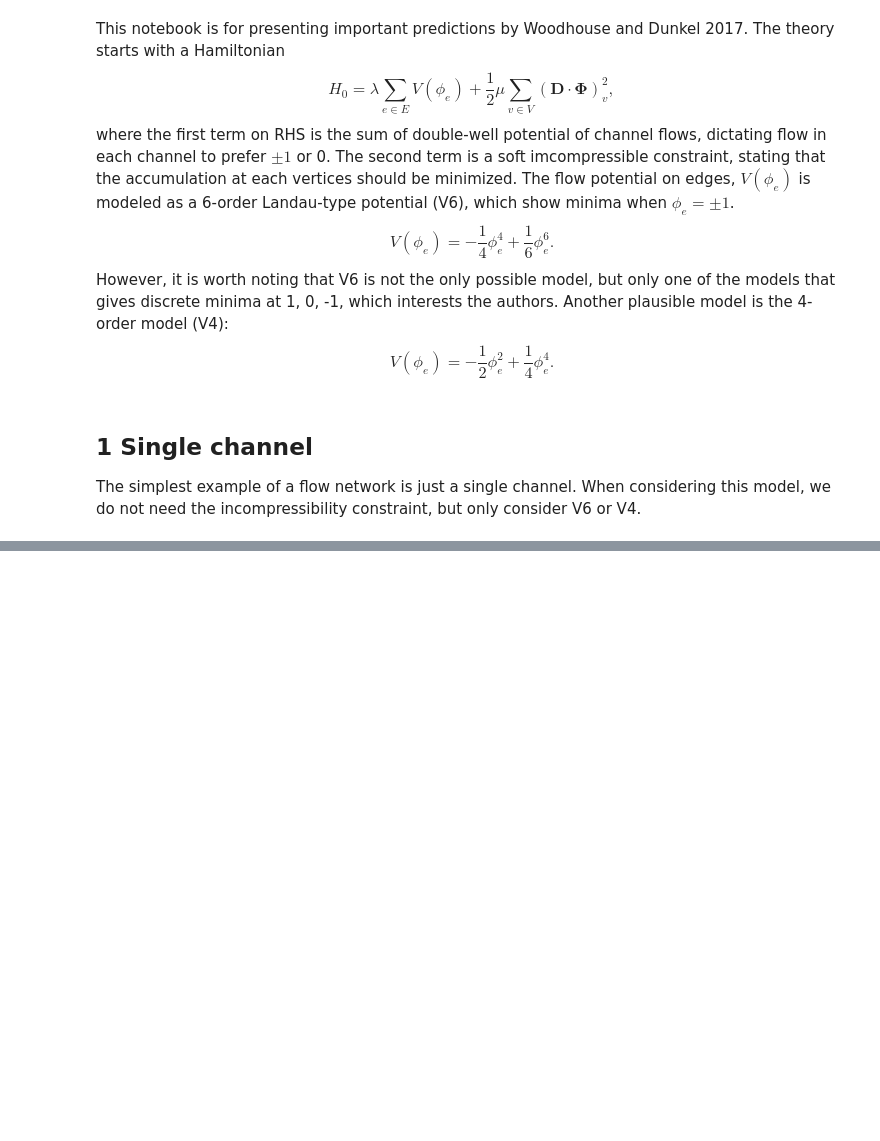
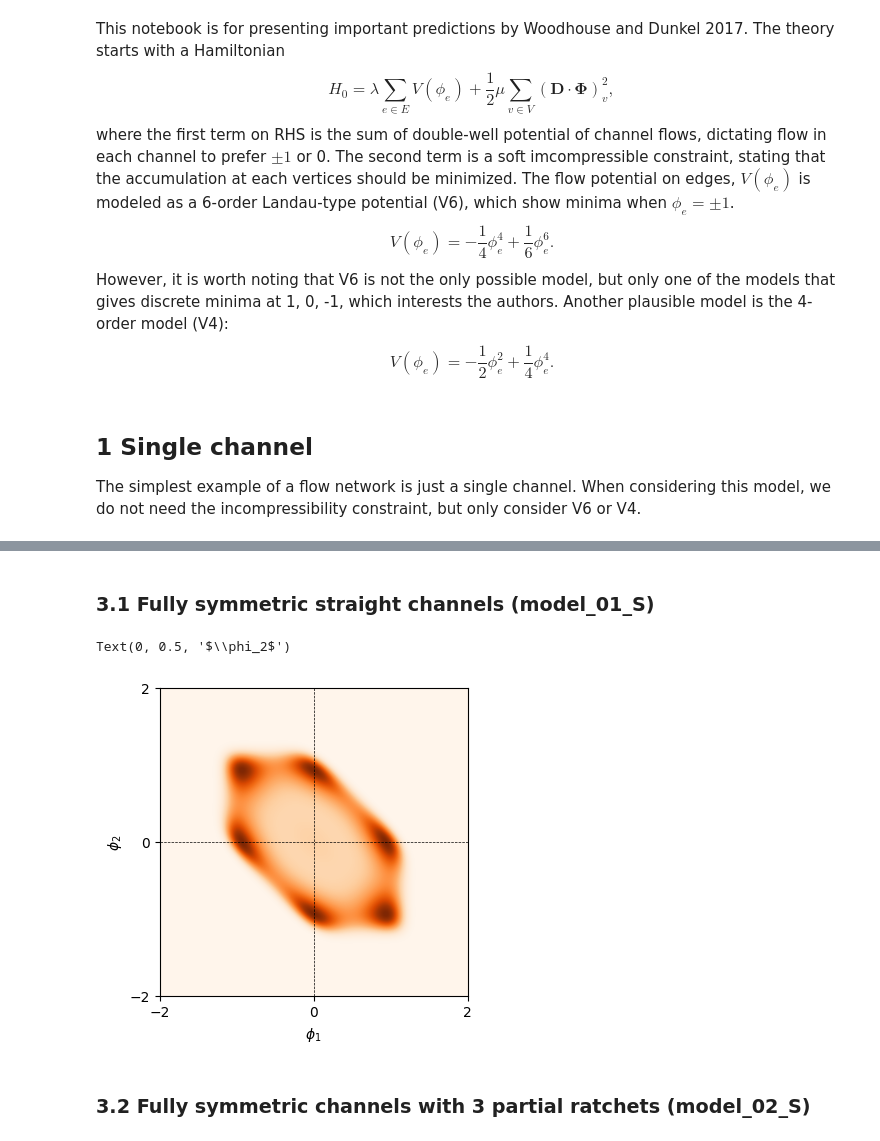
Before and after one commit to ZLoverty/AN, a Jupyter notebook: Code/energy landscape.ipynb, the cells around one changed output, grey strips where cells are left out. Drawn from its saved outputs; the diff is of its cells as text; code cells hidden in the pictures; blank space fills up the shorter version.

```diff
--- a/Code/energy landscape.ipynb
+++ b/Code/energy landscape.ipynb
@@ -139,12 +36,0 @@ as the master Hamiltonian.
-# %%
-phi2 = np.linspace(-1.5, 1.5)
-phi3 = np.linspace(-1.5, 1.5)
-D = np.array([1, -1, -1])
-a = 1 # lambda
-b = 1 # mu
-H = np.zeros((len(phi1), len(phi2), len(phi3)))
-for i, p1 in enumerate(phi1):
-    for j, p2 in enumerate(phi2):
-        for k, p3 in enumerate(phi3):
-            H[i, j, k] = a * (flow_potential(1) + flow_potential(p2) + flow_potential(p3)) \
-                            + 1/2 * b * ( np.sum(D * np.array([p1, p2, p3])) ** 2 + (-p1+1) ** 2 )
@@ -167,8 +36,0 @@ plt.colorbar()
-# %%
-# show all the slices
-norm = colors.Normalize(vmin=-3, vmax=1)
-for i in range(50):
-    plt.title("$\phi_A=${:.2f}".format(phi1[i]))
-    plt.imshow(H[i], extent=(-2, 2, -2, 2), norm=norm, cmap="Oranges")
-    plt.pause(.1)
-    clear_output(wait=True)
@@ -206,0 +70,30 @@ array([[19.11788778, 16.97245029, 15.21215771, ...,  4.41665584,
+# %% [markdown]
+### 3.1 Fully symmetric straight channels (model_01_S)
+# %%
+lim = 2
+num_points = 100
+phi1 = np.linspace(-lim, lim, num_points)
+phi2 = np.linspace(-lim, lim, num_points)
+# phi3 = np.linspace(-lim, lim)
+D = np.array([-1, -1, -1])
+a = 20 # lambda
+b = 2 # mu
+H = np.zeros((len(phi1), len(phi2)))
+
+fig, ax = plt.subplots(figsize=(4, 4), dpi=100)
+for i, p1 in enumerate(phi1):
+    for j, p2 in enumerate(phi2):
+        p3 = - p1 - p2
+        H[i, j] = a * (flow_potential(p1, type="v6") + flow_potential(p2, type="v6") + flow_potential(p3, type="v6")) + 1/2 * b * np.sum((D * np.array([p1, p2, p3]))**2)
+ax.imshow(np.exp(-H), origin="lower", extent=(-lim, lim, -lim, lim), cmap="Oranges", interpolation="spline16")
+ax.plot([-lim, lim], [0, 0], ls="--", lw=0.5, color="black")
+ax.plot([0, 0], [-lim, lim], ls="--", lw=0.5, color="black")
+ax.set_xticks([-2, 0, 2])
+ax.set_yticks([-2, 0, 2])
+ax.set_xlabel("$\phi_1$")
+ax.set_ylabel("$\phi_2$")
+# %% [output]
+Text(0, 0.5, '$\\phi_2$')
+[figure, added]
+# %% [markdown]
+### 3.2 Fully symmetric channels with 3 partial ratchets (model_02_S)
```
Also changed, not shown: parts of 48 cells of this notebook, 1 other file.
